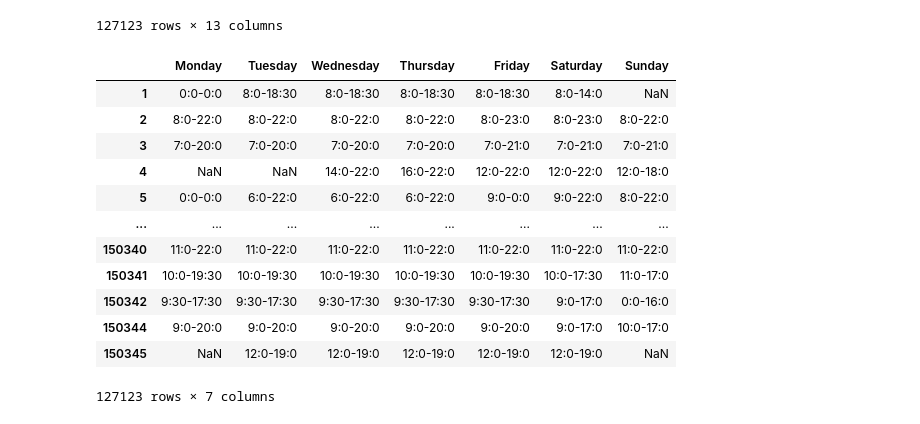
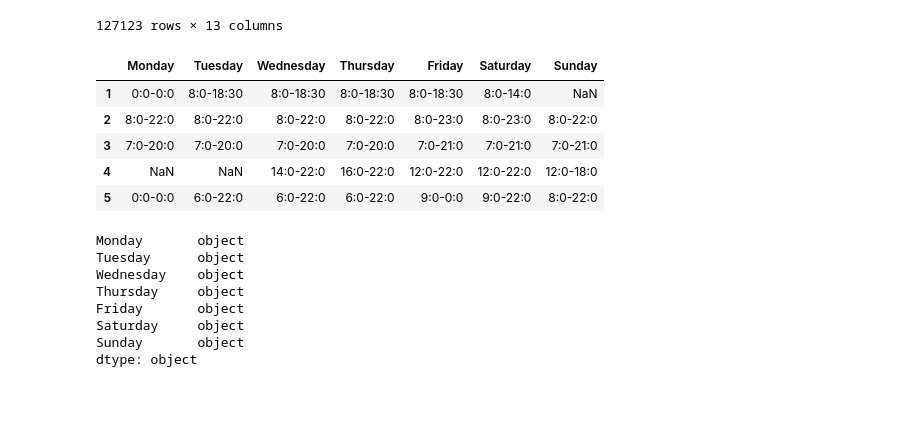
Before and after one commit to Buuuuli/AIPI540_recommendation, a Jupyter notebook: tidying.ipynb, the cells around one changed output. Drawn from its saved outputs; the diff is of its cells as text; code cells hidden in the pictures; blank space fills up the shorter version.

```diff
--- a/tidying.ipynb
+++ b/tidying.ipynb
@@ -60,18 +60,24 @@ business_df
 | 150345 | jV_XOycEzSlTx-65W906pg | Sic Ink | 238 Apollo Beach Blvd | Apollo beach | FL | 33572 | 27.771002 | -82.394910 | 4.5 | ... |
 127123 rows × 13 columns
 # %%
-business_df["hours"].apply(pd.Series)
+day = business_df["hours"].apply(pd.Series)
-# %% [output]
-|  | Monday | Tuesday | Wednesday | Thursday | Friday | Saturday | Sunday |
-| 1 | 0:0-0:0 | 8:0-18:30 | 8:0-18:30 | 8:0-18:30 | 8:0-18:30 | 8:0-14:0 | NaN |
-| 2 | 8:0-22:0 | 8:0-22:0 | 8:0-22:0 | 8:0-22:0 | 8:0-23:0 | 8:0-23:0 | 8:0-22:0 |
-| 3 | 7:0-20:0 | 7:0-20:0 | 7:0-20:0 | 7:0-20:0 | 7:0-21:0 | 7:0-21:0 | 7:0-21:0 |
-| 4 | NaN | NaN | 14:0-22:0 | 16:0-22:0 | 12:0-22:0 | 12:0-22:0 | 12:0-18:0 |
-| 5 | 0:0-0:0 | 6:0-22:0 | 6:0-22:0 | 6:0-22:0 | 9:0-0:0 | 9:0-22:0 | 8:0-22:0 |
-| ... | ... | ... | ... | ... | ... | ... | ... |
-| 150340 | 11:0-22:0 | 11:0-22:0 | 11:0-22:0 | 11:0-22:0 | 11:0-22:0 | 11:0-22:0 | 11:0-22:0 |
-| 150341 | 10:0-19:30 | 10:0-19:30 | 10:0-19:30 | 10:0-19:30 | 10:0-19:30 | 10:0-17:30 | 11:0-17:0 |
-| 150342 | 9:30-17:30 | 9:30-17:30 | 9:30-17:30 | 9:30-17:30 | 9:30-17:30 | 9:0-17:0 | 0:0-16:0 |
-| 150344 | 9:0-20:0 | 9:0-20:0 | 9:0-20:0 | 9:0-20:0 | 9:0-20:0 | 9:0-17:0 | 10:0-17:0 |
-| 150345 | NaN | 12:0-19:0 | 12:0-19:0 | 12:0-19:0 | 12:0-19:0 | 12:0-19:0 | NaN |
-127123 rows × 7 columns
+# %%
+day.head()
+# %% [output]
+|  | Monday | Tuesday | Wednesday | Thursday | Friday | Saturday | Sunday |
+| 1 | 0:0-0:0 | 8:0-18:30 | 8:0-18:30 | 8:0-18:30 | 8:0-18:30 | 8:0-14:0 | NaN |
+| 2 | 8:0-22:0 | 8:0-22:0 | 8:0-22:0 | 8:0-22:0 | 8:0-23:0 | 8:0-23:0 | 8:0-22:0 |
+| 3 | 7:0-20:0 | 7:0-20:0 | 7:0-20:0 | 7:0-20:0 | 7:0-21:0 | 7:0-21:0 | 7:0-21:0 |
+| 4 | NaN | NaN | 14:0-22:0 | 16:0-22:0 | 12:0-22:0 | 12:0-22:0 | 12:0-18:0 |
+| 5 | 0:0-0:0 | 6:0-22:0 | 6:0-22:0 | 6:0-22:0 | 9:0-0:0 | 9:0-22:0 | 8:0-22:0 |
+# %%
+day.dtypes
+# %% [output]
+Monday       object
+Tuesday      object
+Wednesday    object
+Thursday     object
+Friday       object
+Saturday     object
+Sunday       object
+dtype: object
```
Also changed, not shown: parts of 7 cells of this notebook.
